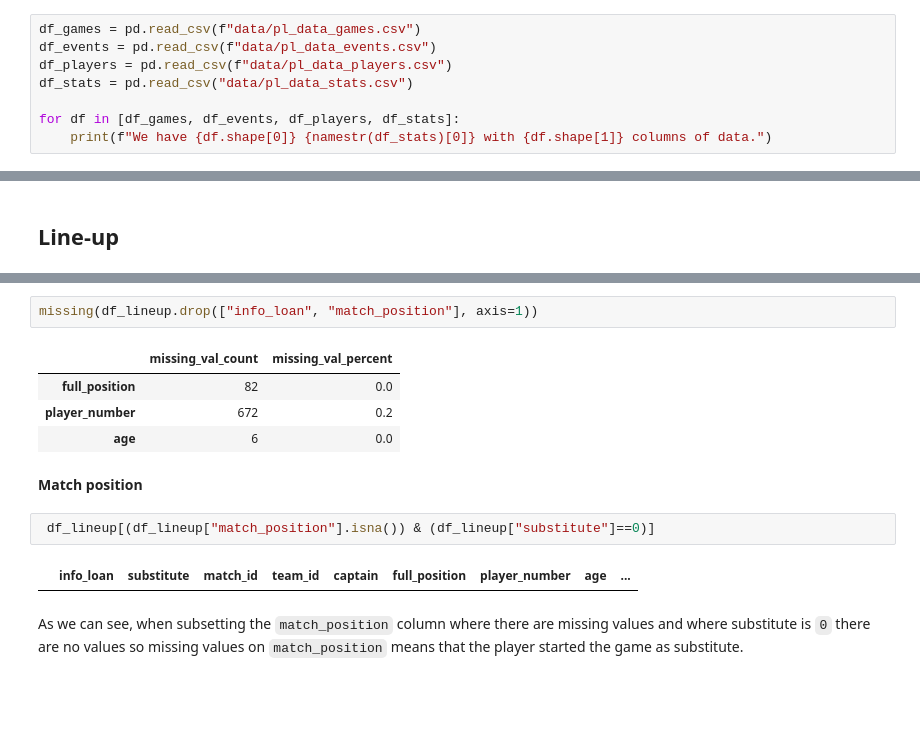
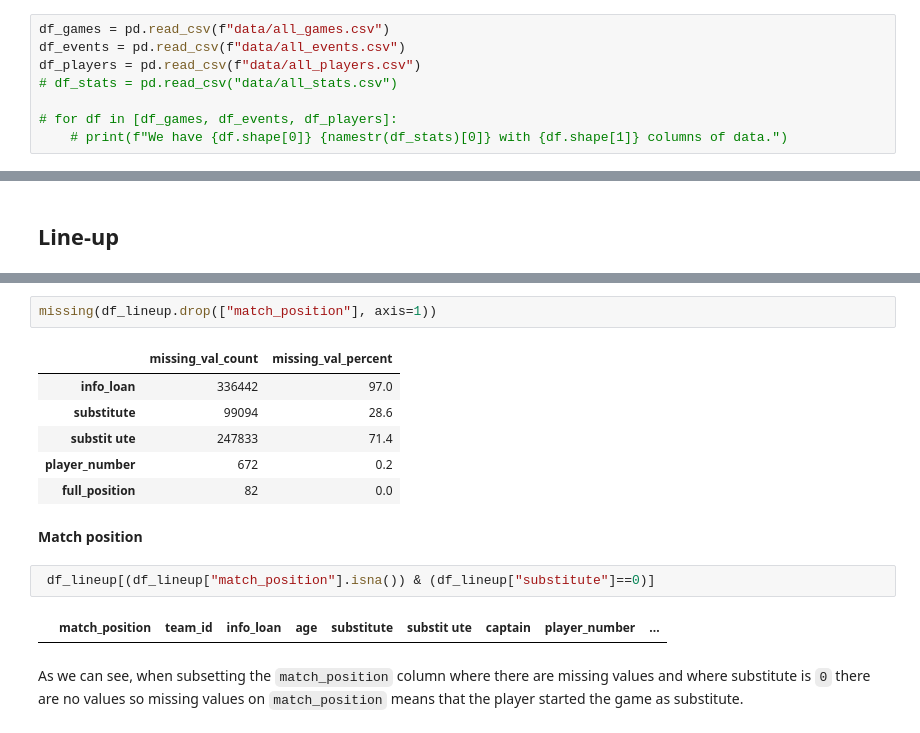
Before and after one commit to marclelamy/premier_league_analysis, a Jupyter notebook: data_cleaning.ipynb, the cells around one changed output, grey strips where cells are left out. Saved outputs shown, nothing was run; the diff lists cells and outputs as text; blank space fills up the shorter version.

```diff
--- a/data_cleaning.ipynb
+++ b/data_cleaning.ipynb
@@ -84,10 +84,10 @@ def table (df, row_size=40):
 
 Here I'm importing all the CSVs containing the scraped data. To scrape the data more rapidly, I did run four instanced of the script, that's why, four CSVs.
 # %%
-df_games = pd.read_csv(f"data/pl_data_games.csv")
-df_events = pd.read_csv(f"data/pl_data_events.csv")
-df_players = pd.read_csv(f"data/pl_data_players.csv")
-df_stats = pd.read_csv("data/pl_data_stats.csv")
+df_games = pd.read_csv(f"data/all_games.csv")
+df_events = pd.read_csv(f"data/all_events.csv")
+df_players = pd.read_csv(f"data/all_players.csv")
+# df_stats = pd.read_csv("data/all_stats.csv")
 
-for df in [df_games, df_events, df_players, df_stats]:
-    print(f"We have {df.shape[0]} {namestr(df_stats)[0]} with {df.shape[1]} columns of data.")
+# for df in [df_games, df_events, df_players]:
+    # print(f"We have {df.shape[0]} {namestr(df_stats)[0]} with {df.shape[1]} columns of data.")
@@ -690,16 +742,18 @@ missing(df_players_info)
 # %%
-missing(df_lineup.drop(["info_loan", "match_position"], axis=1))
+missing(df_lineup.drop(["match_position"], axis=1))
 # %% [output]
 |  | missing_val_count | missing_val_percent |
+| info_loan | 336442 | 97.0 |
+| substitute | 99094 | 28.6 |
+| substit ute | 247833 | 71.4 |
+| player_number | 672 | 0.2 |
 | full_position | 82 | 0.0 |
-| player_number | 672 | 0.2 |
-| age | 6 | 0.0 |
 # %% [markdown]
 **Match position**
 # %%
  df_lineup[(df_lineup["match_position"].isna()) & (df_lineup["substitute"]==0)]
 # %% [output]
-|  | info_loan | substitute | match_id | team_id | captain | full_position | player_number | age | ... |
+|  | match_position | team_id | info_loan | age | substitute | substit ute | captain | player_number | ... |
 # %% [markdown]
 As we can see, when subsetting the `match_position` column where there are missing values and where substitute is `0` there are no values so missing values on `match_position` means that the player started the game as substitute.
 # %%
```
Also changed, not shown: parts of 48 cells of this notebook, 13 other files.
